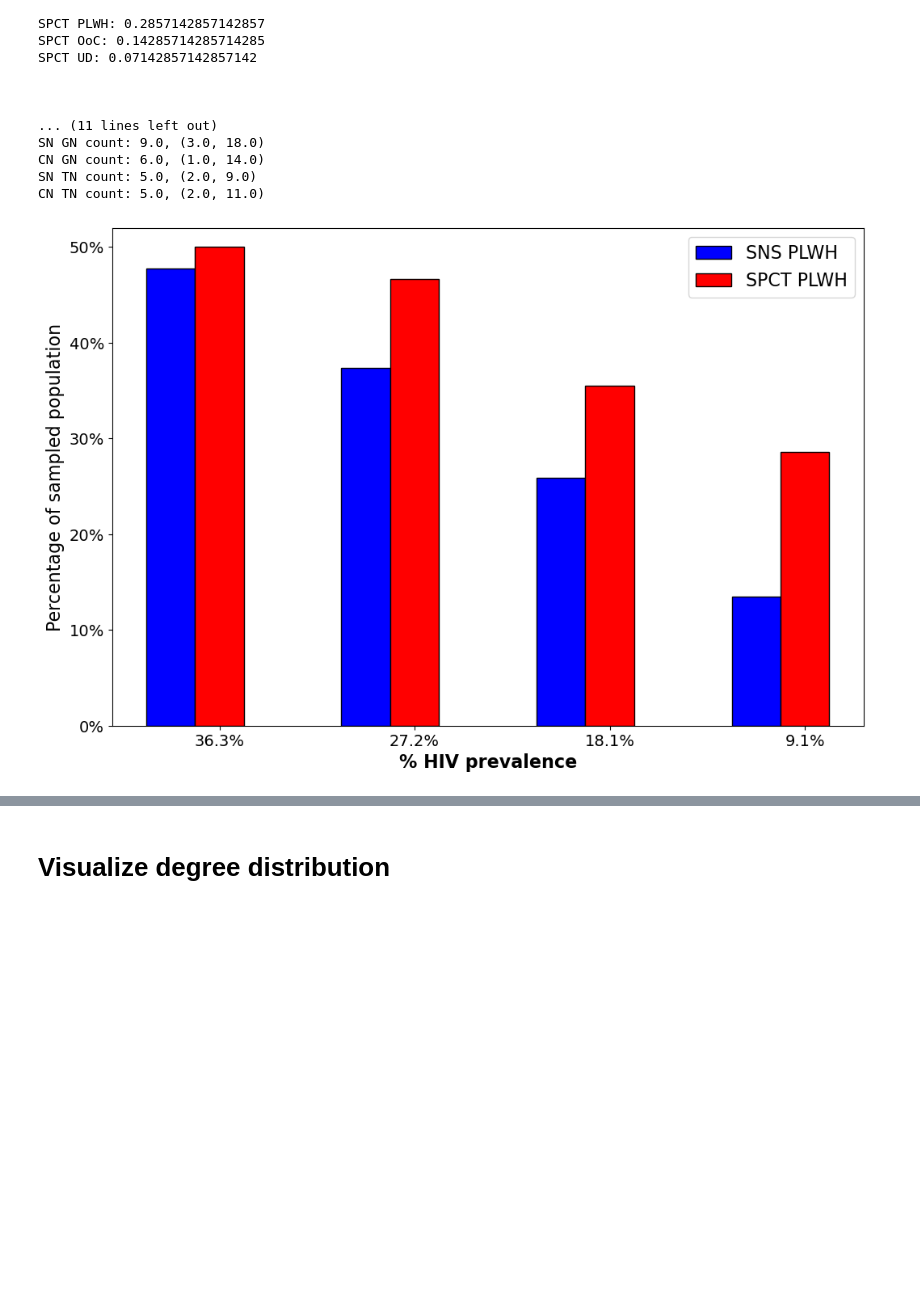
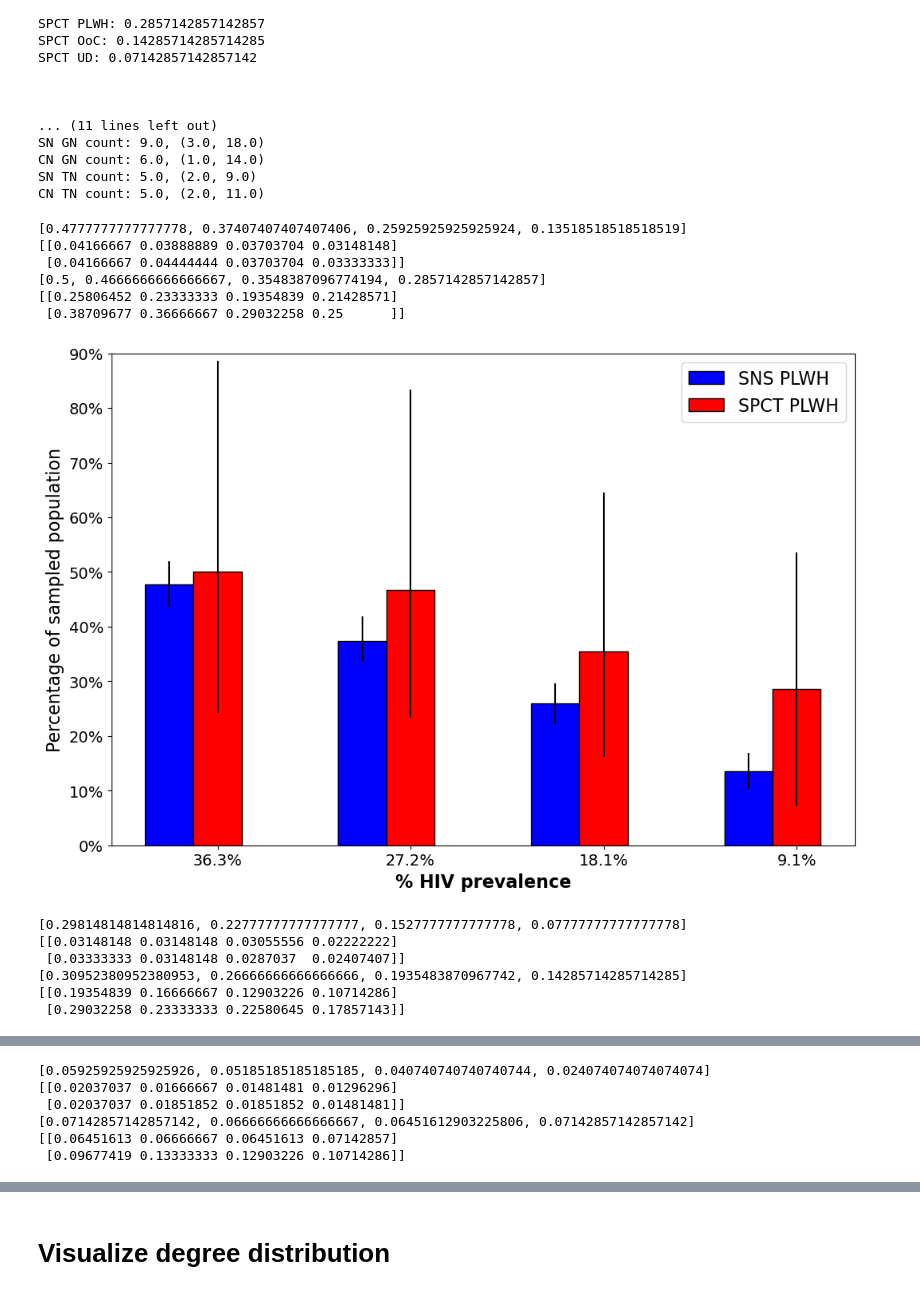
Before and after one commit to breecummins/social_sampling_in_epidemics, a Jupyter notebook: simulations/study_params_20220929/visualize_results.ipynb, the cells around one changed output, grey strips where cells are left out. Saved outputs shown, nothing was run; the diff lists cells and outputs as text; code cells hidden in the pictures; blank space fills up the shorter version.

```diff
--- a/simulations/study_params_20220929/visualize_results.ipynb
+++ b/simulations/study_params_20220929/visualize_results.ipynb
@@ -269,15 +282,15 @@ SNS PLWH, 36%: 257.0, (233.0, 283.0)
 SNS PLWH, 38%: 255.0, (233.0, 277.0)
 SNS PLWH, 40%: 258.0, (235.0, 280.0)
 # %%
-fname = "results_trimmed_75prevalence/JOB913797/all_summaries_75prevalence.csv"
+fname75 = "results_trimmed_75prevalence/JOB913797/all_summaries_75prevalence.csv"
 # boxplots(fname,"results_trimmed_75prevalence/JOB913797/gn_tn_edges_20221219_75prevalence.jpg","results_trimmed_75prevalence/JOB913797/compartments_20221219_75prevalence.jpg")
-props_75 = percentages(fname)
+props_75 = percentages(fname75)
 for key,val in props_75.items():
     print(key+": "+str(val))
 
 # print confidence intervals
 print("\n\n")
-print_CIs(fname)
+print_CIs(fname75)
 # %% [output]
 Number of rows with NaN: 2
 SNS sample size: 540.0
@@ -297,15 +310,15 @@ CN GN count: 4.0, (0.0, 9.0)
 SN TN count: 6.0, (2.0, 11.0)
 CN TN count: 4.5, (1.0, 10.0)
 # %%
-fname = "results_trimmed_50prevalence/JOB916185/all_summaries_50prevalence_20221220.csv"
+fname50 = "results_trimmed_50prevalence/JOB916185/all_summaries_50prevalence_20221220.csv"
 # boxplots(fname,"results_trimmed_50prevalence/JOB916185/gn_tn_edges_20221220_50prevalence.jpg","results_trimmed_50prevalence/JOB916185/compartments_20221220_50prevalence.jpg")
-props_50 = percentages(fname)
+props_50 = percentages(fname50)
 for key,val in props_50.items():
     print(key+": "+str(val))
 
 # print confidence intervals
 print("\n\n")
-print_CIs(fname)
+print_CIs(fname50)
 # %% [output]
 Number of rows with NaN: 0
 SNS sample size: 540.0
@@ -325,15 +338,15 @@ CN GN count: 5.0, (1.0, 11.0)
 SN TN count: 6.0, (2.0, 11.0)
 CN TN count: 5.0, (1.0, 11.0)
 # %%
-fname = "results_trimmed_25prevalence/JOB916621/all_summaries_25prevalence_20221221.csv"
+fname25 = "results_trimmed_25prevalence/JOB916621/all_summaries_25prevalence_20221221.csv"
 # boxplots(fname,"results_trimmed_25prevalence/JOB916621/gn_tn_edges_20221221_25prevalence.jpg","results_trimmed_25prevalence/JOB916621/compartments_20221221_25prevalence.jpg")
-props_25 = percentages(fname)
+props_25 = percentages(fname25)
 for key,val in props_25.items():
     print(key+": "+str(val))
 
 # print confidence intervals
 print("\n\n")
-print_CIs(fname)
+print_CIs(fname25)
 # %% [output]
 Number of rows with NaN: 1
 SNS sample size: 540.0
@@ -354,7 +367,7 @@ SN TN count: 5.0, (2.0, 9.0)
 CN TN count: 5.0, (2.0, 11.0)
 # %%
 
-def make_bar_prev(SNScol,SPCTcol,props_100,props_75,props_50,props_25,savename = "prevalence_plot.jpg"):
+def make_bar_prev(SNScol,SPCTcol,props_100,props_75,props_50,props_25,SNS_CI,SPCT_CI,savename = "prevalence_plot.jpg"):
     # make bar graph from props_100, props_75, props_50, and props_25
 
     xticks = ["36.3%","27.2%","18.1%","9.1%"]
@@ -373,9 +386,13 @@ def make_bar_prev(SNScol,SPCTcol,props_100,props_75,props_50,props_25,savename =
 
 
     # Make the plot
-    plt.bar(br1, SNS, color ='b', width = barWidth,
+    print(SNS)
+    print(SNS_CI)
+    print(CT)
+    print(SPCT_CI)
+    plt.bar(br1, SNS, yerr=SNS_CI,color ='b', width = barWidth,
         edgecolor ='k', label =SNScol)
-    plt.bar(br2, CT, color ='r', width = barWidth,
+    plt.bar(br2, CT, yerr=SPCT_CI,color ='r', width = barWidth,
         edgecolor ='k', label =SPCTcol)
 
 
@@ -386,7 +403,7 @@ def make_bar_prev(SNScol,SPCTcol,props_100,props_75,props_50,props_25,savename =
             xticks)
     plt.xticks(fontsize=14)
     plt.yticks(fontsize=14)
-    plt.ylim([0,0.52])
+    plt.ylim([0,0.90])
     plt.gca().yaxis.set_major_formatter(PercentFormatter(1))
 
 
@@ -403,19 +420,37 @@ def make_bar_prev(SNScol,SPCTcol,props_100,props_75,props_50,props_25,savename =
 # %%
 
 SNScol = "SNS PLWH"
+SNS_CI = make_CI_array([fname100,fname75,fname50,fname25],"SN HIV+","SN sample size")
 SPCTcol = "SPCT PLWH"
+SPCT_CI = make_CI_array([fname100,fname75,fname50,fname25],"CN HIV+","CN sample size")
 savename = "Fig5_panelA_prevalence_plot_PLWH.jpg"
-make_bar_prev(SNScol,SPCTcol,props_100,props_75,props_50,props_25,savename = savename)
+make_bar_prev(SNScol,SPCTcol,props_100,props_75,props_50,props_25,SNS_CI,SPCT_CI,savename = savename)
 
 SNScol = "SNS OoC"
+SNS_CI = make_CI_array([fname100,fname75,fname50,fname25],"SN Out-of-care","SN sample size")
 SPCTcol = "SPCT OoC"
+SPCT_CI = make_CI_array([fname100,fname75,fname50,fname25],"CN Out-of-care","CN sample size")
 savename = "Fig5_panelB_prevalence_plot_OoC.jpg"
-make_bar_prev(SNScol,SPCTcol,props_100,props_75,props_50,props_25,savename = savename)
+make_bar_prev(SNScol,SPCTcol,props_100,props_75,props_50,props_25,SNS_CI,SPCT_CI,savename = savename)
 
 
 SNScol = "SNS UD"
+SNS_CI = make_CI_array([fname100,fname75,fname50,fname25],"SN Undiagnosed","SN sample size")
 SPCTcol = "SPCT UD"
+SPCT_CI = make_CI_array([fname100,fname75,fname50,fname25],"CN Undiagnosed","CN sample size")
 savename = "Fig5_panelC_prevalence_plot_UD.jpg"
-make_bar_prev(SNScol,SPCTcol,props_100,props_75,props_50,props_25,savename = savename)
+make_bar_prev(SNScol,SPCTcol,props_100,props_75,props_50,props_25,SNS_CI,SPCT_CI,savename = savename)
 # %% [output]
+[0.4777777777777778, 0.37407407407407406, 0.25925925925925924, 0.13518518518518519]
+[[0.04166667 0.03888889 0.03703704 0.03148148]
+ [0.04166667 0.04444444 0.03703704 0.03333333]]
+[0.5, 0.4666666666666667, 0.3548387096774194, 0.2857142857142857]
+[[0.25806452 0.23333333 0.19354839 0.21428571]
+ [0.38709677 0.36666667 0.29032258 0.25      ]]
-[figure, old version]
+[figure, new version]
+[0.29814814814814816, 0.22777777777777777, 0.1527777777777778, 0.07777777777777778]
+[[0.03148148 0.03148148 0.03055556 0.02222222]
+ [0.03333333 0.03148148 0.0287037  0.02407407]]
+[0.30952380952380953, 0.26666666666666666, 0.1935483870967742, 0.14285714285714285]
+[[0.19354839 0.16666667 0.12903226 0.10714286]
+ [0.29032258 0.23333333 0.22580645 0.17857143]]
@@ -422,0 +458,6 @@ make_bar_prev(SNScol,SPCTcol,props_100,props_75,props_50,props_25,savename = sav
+[0.05925925925925926, 0.05185185185185185, 0.040740740740740744, 0.024074074074074074]
+[[0.02037037 0.01666667 0.01481481 0.01296296]
+ [0.02037037 0.01851852 0.01851852 0.01481481]]
+[0.07142857142857142, 0.06666666666666667, 0.06451612903225806, 0.07142857142857142]
+[[0.06451613 0.06666667 0.06451613 0.07142857]
+ [0.09677419 0.13333333 0.12903226 0.10714286]]
```
Also changed, not shown: parts of 3 cells of this notebook.
